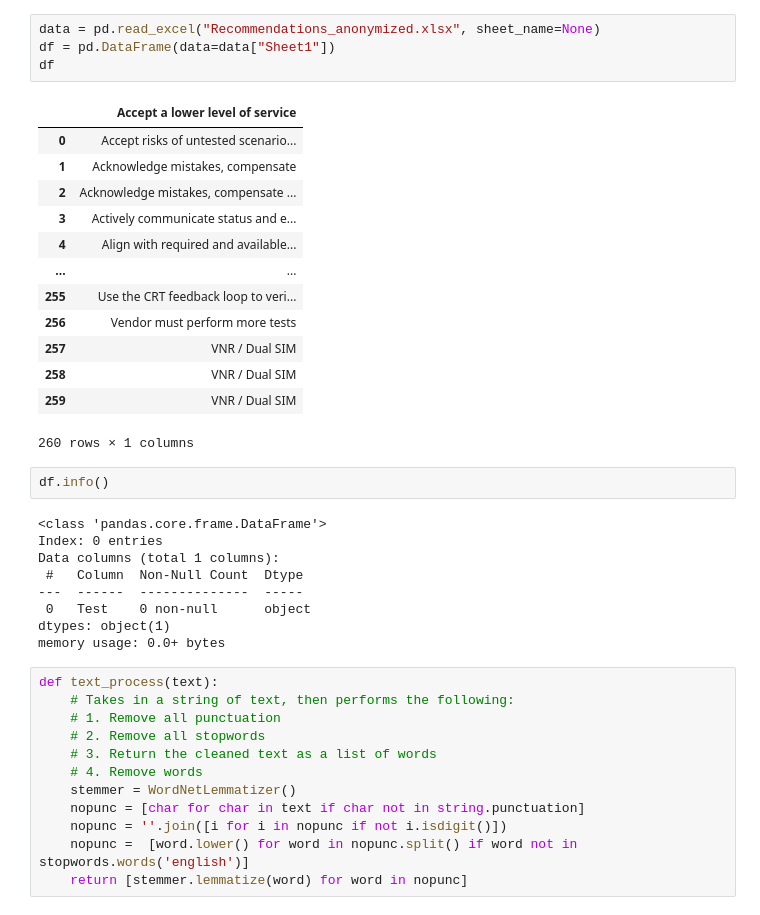
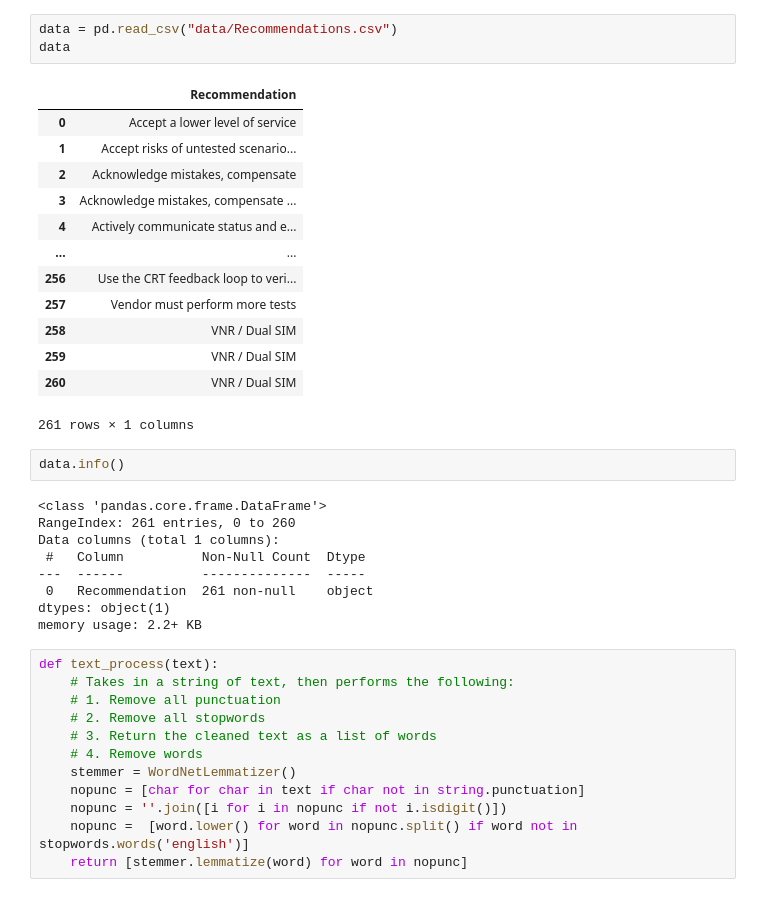
Before and after one commit to michimalek/nlp-clustering-research, a Jupyter notebook: eploration.ipynb, the cells around one changed output. Cells and saved outputs as stored; diff of their text form.

```diff
--- a/eploration.ipynb
+++ b/eploration.ipynb
@@ -25,33 +28,32 @@ nltk.download('punkt')
 True
-# %%
-data = pd.read_excel("Recommendations_anonymized.xlsx", sheet_name=None)
-df = pd.DataFrame(data=data["Sheet1"])
-df
-# %% [output]
-|  | Accept a lower level of service |
-| 0 | Accept risks of untested scenario... |
-| 1 | Acknowledge mistakes, compensate |
-| 2 | Acknowledge mistakes, compensate ... |
-| 3 | Actively communicate status and e... |
-| 4 | Align with required and available... |
-| ... | ... |
-| 255 | Use the CRT feedback loop to veri... |
-| 256 | Vendor must perform more tests |
-| 257 | VNR / Dual SIM |
-| 258 | VNR / Dual SIM |
-| 259 | VNR / Dual SIM |
-260 rows × 1 columns
+# %%
+data = pd.read_csv("data/Recommendations.csv")
+data
+# %% [output]
+|  | Recommendation |
+| 0 | Accept a lower level of service |
+| 1 | Accept risks of untested scenario... |
+| 2 | Acknowledge mistakes, compensate |
+| 3 | Acknowledge mistakes, compensate ... |
+| 4 | Actively communicate status and e... |
+| ... | ... |
+| 256 | Use the CRT feedback loop to veri... |
+| 257 | Vendor must perform more tests |
+| 258 | VNR / Dual SIM |
+| 259 | VNR / Dual SIM |
+| 260 | VNR / Dual SIM |
+261 rows × 1 columns
 # %%
-df.info()
+data.info()
 # %% [output]
 <class 'pandas.core.frame.DataFrame'>
-Index: 0 entries
+RangeIndex: 261 entries, 0 to 260
 Data columns (total 1 columns):
- #   Column  Non-Null Count  Dtype
----  ------  --------------  -----
- 0   Test    0 non-null      object
+ #   Column          Non-Null Count  Dtype
+---  ------          --------------  -----
+ 0   Recommendation  261 non-null    object
 dtypes: object(1)
-memory usage: 0.0+ bytes
+memory usage: 2.2+ KB
 # %%
 def text_process(text):
     # Takes in a string of text, then performs the following:
```
Also changed, not shown: parts of 7 cells of this notebook, 1 other file.
